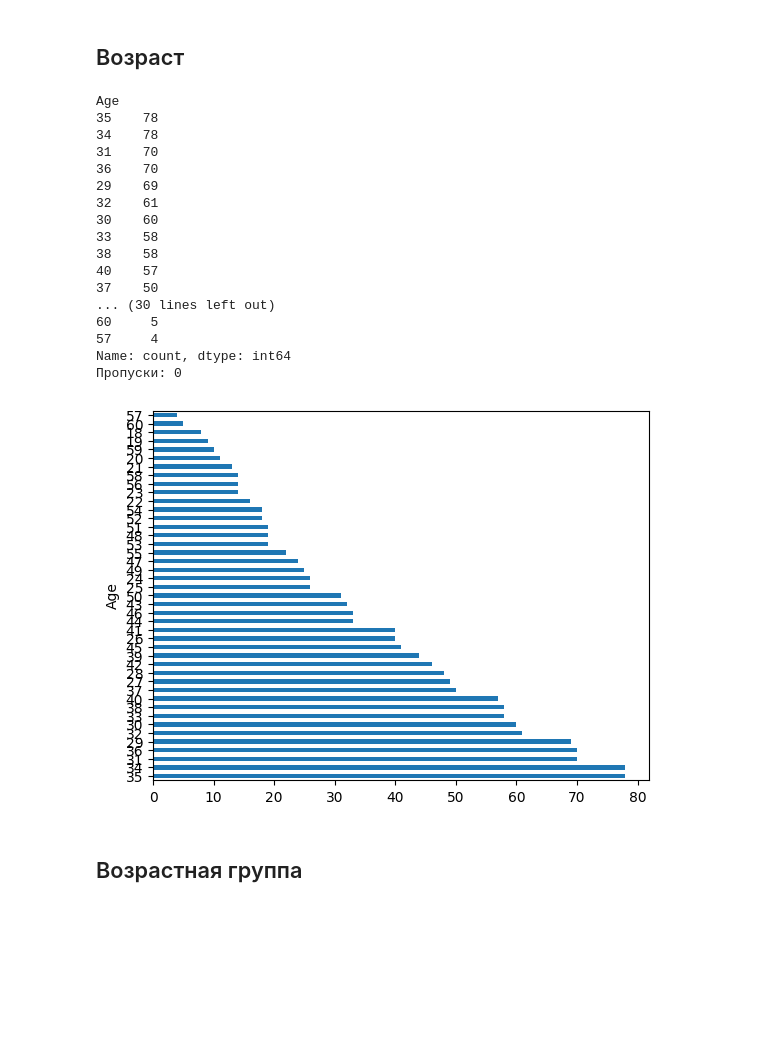
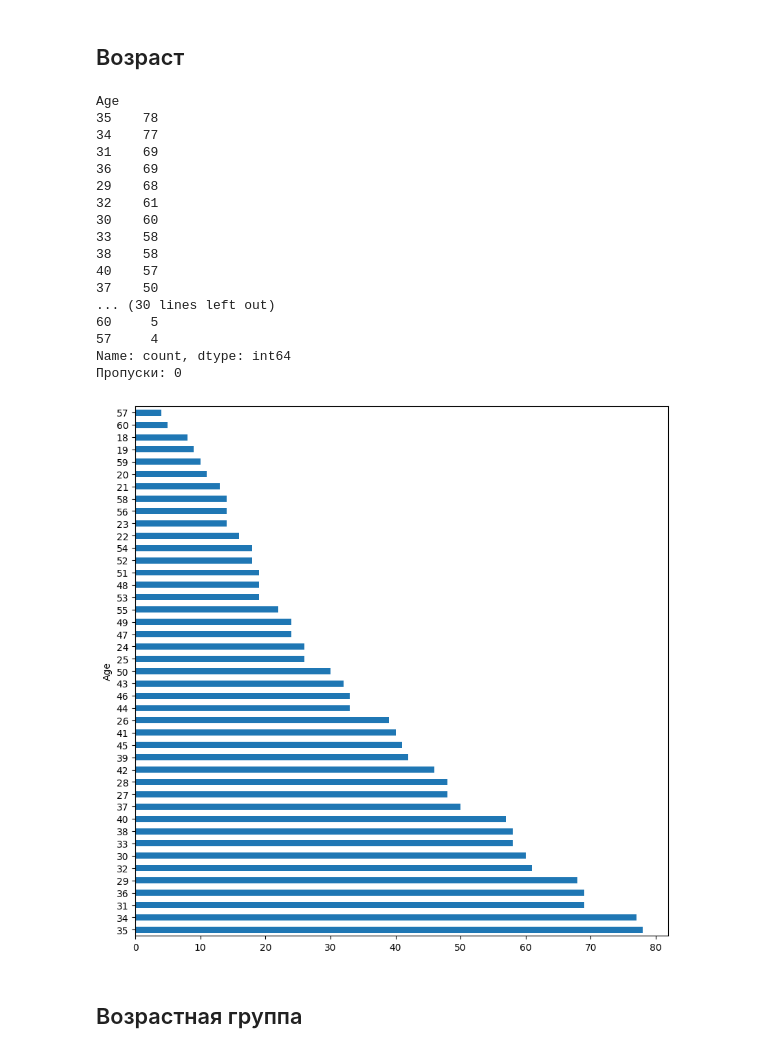
Before and after one commit to svinoczarITMO/s7-da-lab1, a Jupyter notebook: hranalytics.ipynb, the cells around one changed output. Saved outputs shown, nothing was run; the diff lists cells and outputs as text; code cells hidden in the pictures; blank space fills up the shorter version.

```diff
--- a/hranalytics.ipynb
+++ b/hranalytics.ipynb
@@ -56,0 +63,21 @@ print("Пустых ячеек:", df.isna().sum().sum())
+# %%
+print(df['EmpID'].value_counts())
+print("Пропуски:", sum(pd.isnull(df['Attrition'])))
+
+# Замечаем, что некоторые ID повторяются
+
+# Находим все дубликаты
+duplicates = df[df.duplicated('EmpID', keep=False)]
+duplicates_sorted = duplicates.sort_values('EmpID')
+
+print("\nВсе дубликаты EmpID:")
+print(duplicates_sorted[['EmpID', 'EmployeeNumber', 'Age', 'Department']].to_string())
+
+prev_len = len(df)
+
+# Удаляем лишние строки
+df = df.drop_duplicates(subset='EmpID', keep='first')
+
+print(f"\nБыло записей: {prev_len}")
+print(f"Стало записей: {len(df)}")
+print(f"Удалено дубликатов: {prev_len - len(df)}")
@@ -58,27 +103,27 @@ print("Пустых ячеек:", df.isna().sum().sum())
 ## Возраст
 # %%
 print(df['Age'].value_counts())
-df['Age'].value_counts().plot(kind='barh')
+df['Age'].value_counts().plot(kind='barh', figsize=(10, 10))
 print("Пропуски:", sum(pd.isnull(df['Attrition'])))
 # %% [output]
 Age
 35    78
-34    78
-31    70
-36    70
-29    69
+34    77
+31    69
+36    69
+29    68
 32    61
 30    60
 33    58
 38    58
 40    57
 37    50
 ... (30 lines left out)
 60     5
 57     4
 Name: count, dtype: int64
 Пропуски: 0
-[figure, old version]
+[figure, new version]
 # %% [markdown]
 ## Возрастная группа
 # %%
```
Also changed, not shown: parts of 28 cells of this notebook, 1 other file.
